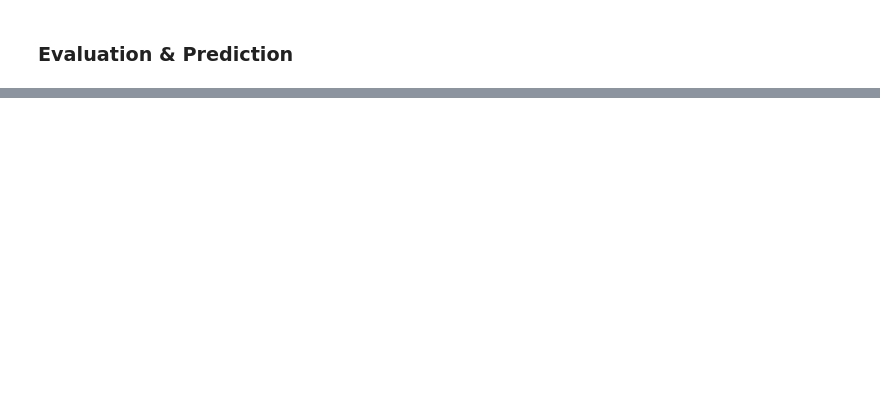
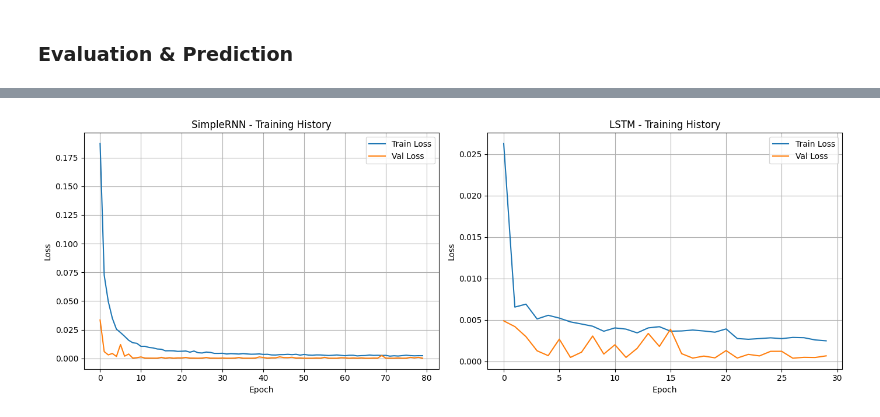
Before and after one commit to ameyjoshi3068/41335, a Jupyter notebook: DL/Assignment-4/Assignment-4.ipynb, the cells around one changed output, grey strips where cells are left out. Cells and saved outputs as stored; diff of their text form; code cells hidden in the pictures; blank space fills up the shorter version.

```diff
--- a/DL/Assignment-4/Assignment-4.ipynb
+++ b/DL/Assignment-4/Assignment-4.ipynb
@@ -194,0 +288,26 @@ R2 Score:  0.8032051445254513
+# %%
+# Loss curves comparison
+fig, axes = plt.subplots(1, 2, figsize=(14, 5))
+
+# RNN Loss
+axes[0].plot(history_rnn.history['loss'], label='Train Loss')
+axes[0].plot(history_rnn.history['val_loss'], label='Val Loss')
+axes[0].set_title('SimpleRNN - Training History')
+axes[0].set_xlabel('Epoch')
+axes[0].set_ylabel('Loss')
+axes[0].legend()
+axes[0].grid(True)
+
+# LSTM Loss
+axes[1].plot(history.history['loss'], label='Train Loss')
+axes[1].plot(history.history['val_loss'], label='Val Loss')
+axes[1].set_title('LSTM - Training History')
+axes[1].set_xlabel('Epoch')
+axes[1].set_ylabel('Loss')
+axes[1].legend()
+axes[1].grid(True)
+
+plt.tight_layout()
+plt.show()
+# %% [output]
+[figure, added]
```
Also changed, not shown: parts of 12 cells of this notebook, 1 other file.
